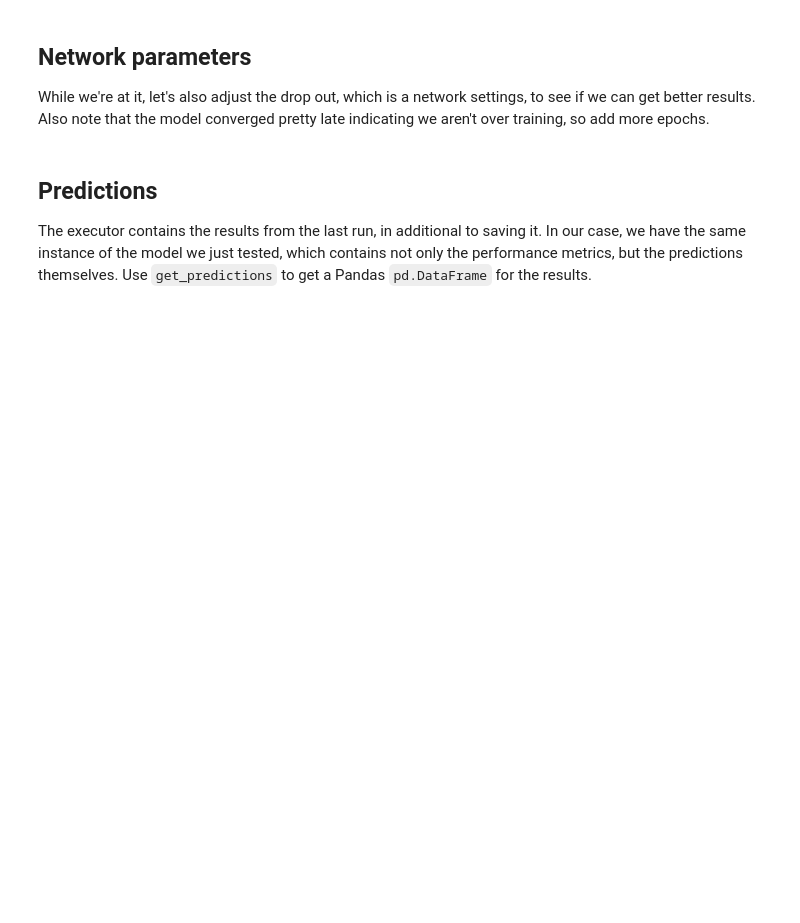
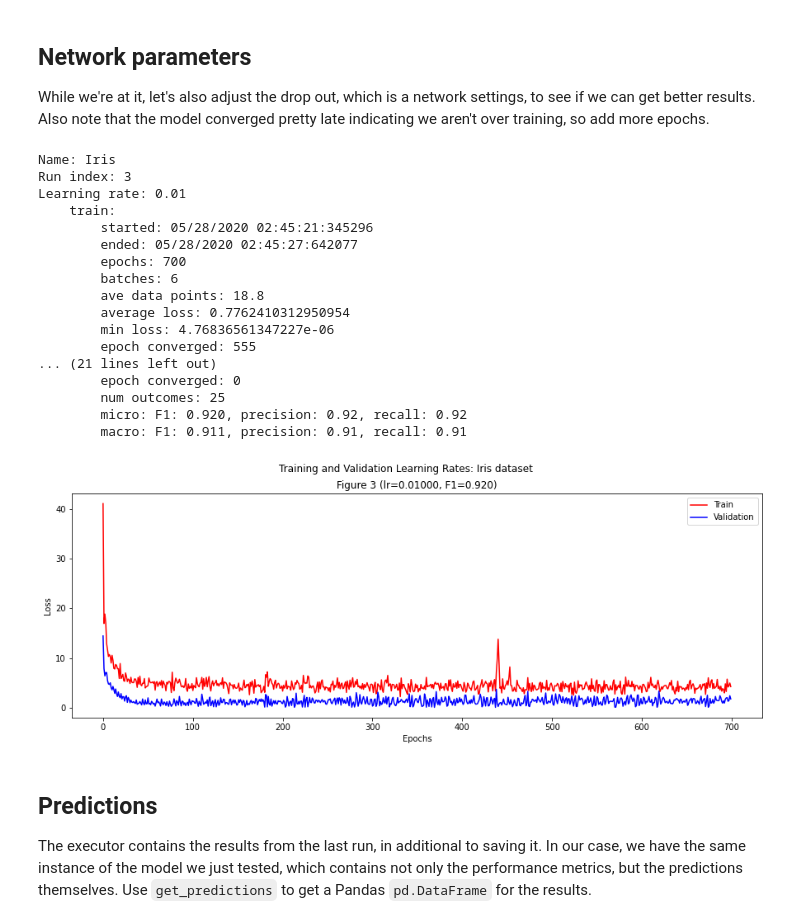
Before and after one commit to plandes/deeplearn, a Jupyter notebook: notebook/Iris.ipynb, the cells around one changed output. Cells and saved outputs as stored; diff of their text form; code cells hidden in the pictures; blank space fills up the shorter version.

```diff
--- a/notebook/Iris.ipynb
+++ b/notebook/Iris.ipynb
@@ -136,10 +163,29 @@ run_model()
 While we're at it, let's also adjust the drop out, which is a network settings, to see if we can get better results.  Also note that the model converged pretty late indicating we aren't over training, so add more epochs.
 # %%
 # set a network parameter
-executor.set_network_parameter('dropout', 0.1)
+executor.set_network_parameter('dropout', 0.2)
 executor.set_model_parameter('epochs', 700)
-executor.set_model_parameter('learning_rate', .001)
+executor.set_model_parameter('learning_rate', .01)
 run_model()
+# %% [output]
+Name: Iris
+Run index: 3
+Learning rate: 0.01
+    train:
+        started: 05/28/2020 02:45:21:345296
+        ended: 05/28/2020 02:45:27:642077
+        epochs: 700
+        batches: 6
+        ave data points: 18.8
+        average loss: 0.7762410312950954
+        min loss: 4.76836561347227e-06
+        epoch converged: 555
+... (21 lines left out)
+        epoch converged: 0
+        num outcomes: 25
+        micro: F1: 0.920, precision: 0.92, recall: 0.92
+        macro: F1: 0.911, precision: 0.91, recall: 0.91
+[figure, added]
 # %% [markdown]
 ## Predictions
 
```
Also changed, not shown: parts of 4 cells of this notebook, 3 other files.
